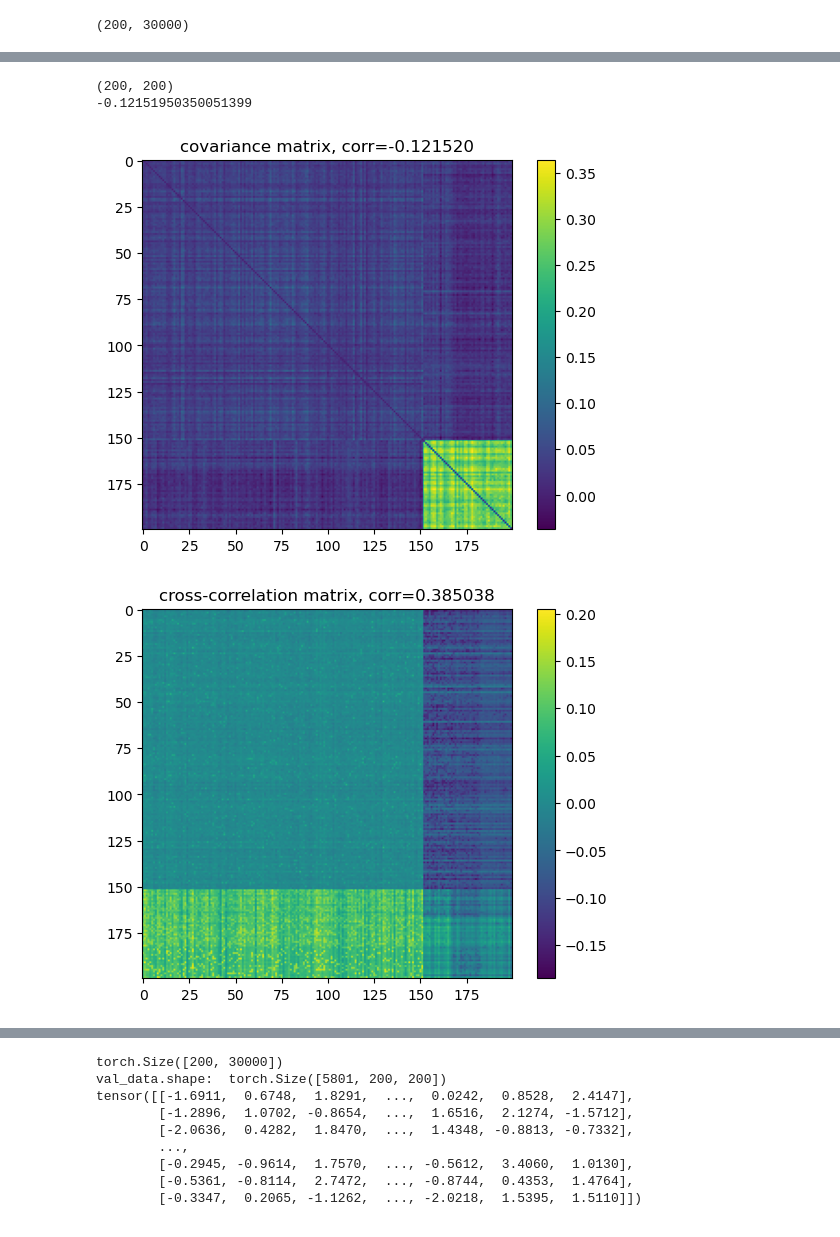
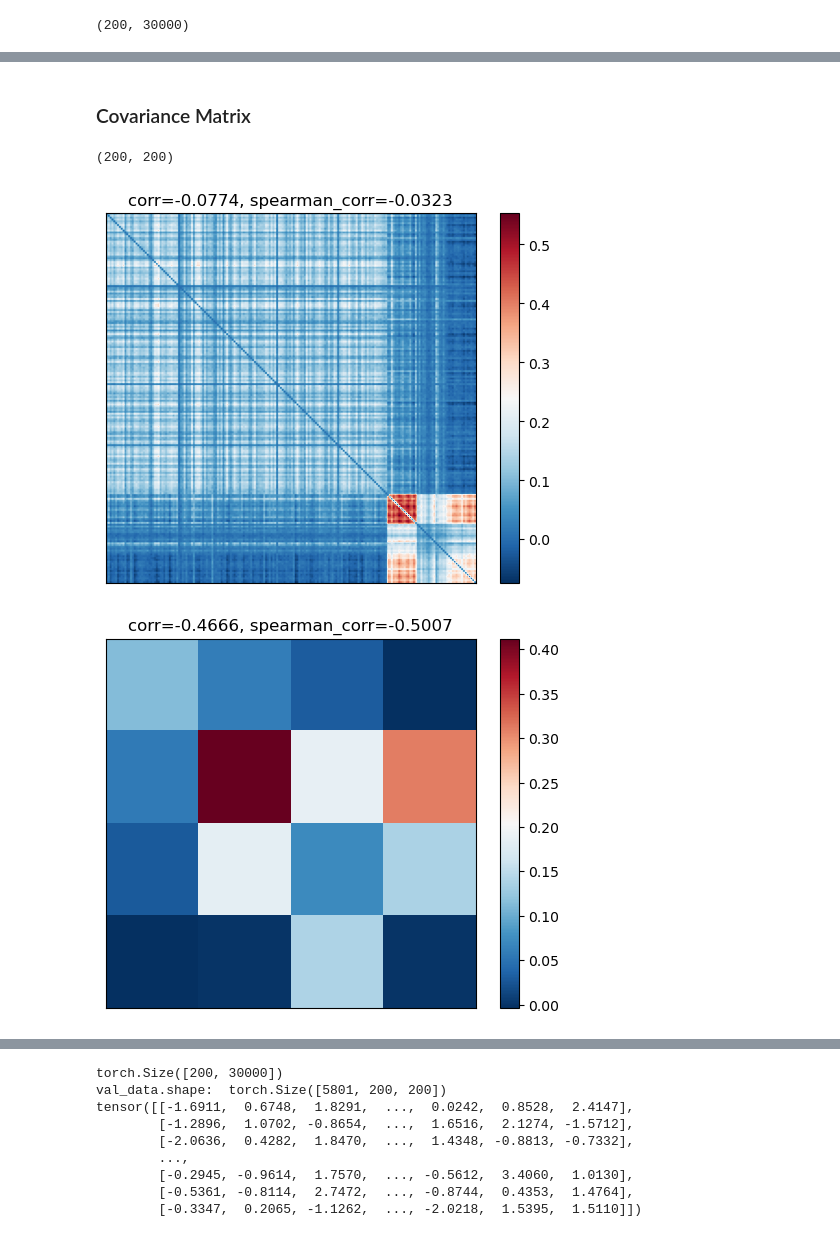
Before and after one commit to wuweizhang0723/func2graph, a Jupyter notebook: notebook/check_data/simulation_data.ipynb, the cells around one changed output, grey strips where cells are left out. Cells and saved outputs as stored; diff of their text form; code cells hidden in the pictures.

Commit message:
update mouse data & sim data notebooks, which includes statistical baselines

```diff
--- a/notebook/check_data/simulation_data.ipynb
+++ b/notebook/check_data/simulation_data.ipynb
@@ -15,15 +16,19 @@ from func2graph import models, tools, baselines
+# %%
+plt.rcParams.update({
+    'axes.titlesize': 16,
+    'axes.labelsize': 16,
+    'xtick.labelsize': 16,
+    'ytick.labelsize': 16,
+})
 # %% [markdown]
 ### Construct Data
 # %%
 neuron_num = 200   #####################
-dt = 0.05
-tau = 2   ##################### !!!!!!!!!!!!!!!!!!!!!!!!!!!!!!!!!!
+tau = 1   ##################### !!!!!!!!!!!!!!!!!!!!!!!!!!!!!!!!!!
 
-spike_neuron_num=2
-spike_input=5
 
-init_scale = 0.1  #################
-weight_scale = 0.1   #################
+init_scale = 0.2  #################
+weight_scale = 0.2   #################
 error_scale = 1  #################
 
 total_time = 30000
@@ -36,10 +41,7 @@ test = False  ######################
 
 simulator = data_simulator(
     neuron_num=neuron_num,
-    dt=dt,
     tau=tau,
-    spike_neuron_num=spike_neuron_num,
-    spike_input=spike_input,
     weight_scale= weight_scale,
     init_scale=init_scale,
     error_scale=error_scale,
@@ -102,30 +184,38 @@ plt.show()
+# %% [markdown]
+### Covariance Matrix
 # %%
 # calculate covariance matrix using activity
-weight_matrix = simulator.W_ij
 
 cov = np.cov(result)
 cov = cov - np.diag(np.diag(cov))
 print(cov.shape)
-corr = np.corrcoef(cov.flatten(), weight_matrix.detach().numpy().flatten())[0, 1]
-print(corr)
+corr = np.corrcoef(cov.flatten(), weight_matrix.flatten())[0, 1]
+spearman_corr = stats.spearmanr(cov.flatten(), weight_matrix.flatten())[0]
 
-plt.imshow(cov)
-plt.title("covariance matrix, corr={:.6f}".format(corr))
+# only red color
+plt.imshow(cov, cmap='RdBu_r')
+plt.title("corr={:.4f}".format(corr) + ", spearman_corr={:.4f}".format(spearman_corr))
 plt.colorbar()
+plt.xticks([])
+plt.yticks([])
 plt.show()
+
+KK_strength = tools.calculate_cell_type_level_connectivity_matrix_remove_no_connection(
+    connectivity_matrix_new=cov,
+    connectivity_matrix_GT=weight_matrix,
+    cell_type_id2cell_type=cell_type_id2cell_type,
+    cell_type_count=cell_type_count
+)
+corr_strength_KK = np.corrcoef(KK_strength.flatten(), strength_matrix.flatten())[0, 1]
+spearman_corr_strength_KK = stats.spearmanr(KK_strength.flatten(), strength_matrix.flatten())[0]
+
+plt.imshow(KK_strength, cmap='RdBu_r')
+plt.title("corr={:.4f}".format(corr_strength_KK) + ", spearman_corr={:.4f}".format(spearman_corr_strength_KK))
+plt.colorbar()
+plt.xticks([])
+plt.yticks([])
+plt.show()
 # %% [output]
 (200, 200)
--0.12151950350051399
-[figure, old version]
+[figure, new version]
+[figure, added]
-# %%
-# get cross-correlation matrix
-cross_corr = baselines.get_activity_cross_correlation_matrix(result, tau=2)   #### tau
-
-corr = np.corrcoef(cross_corr.flatten(), weight_matrix.detach().numpy().flatten())[0, 1]
-
-plt.imshow(cross_corr)
-plt.title("cross-correlation matrix, corr={:.6f}".format(corr))
-plt.colorbar()
-plt.show()
-# %% [output]
-[figure, removed]
```
Also changed, not shown: parts of 19 cells of this notebook, 1 other file.
